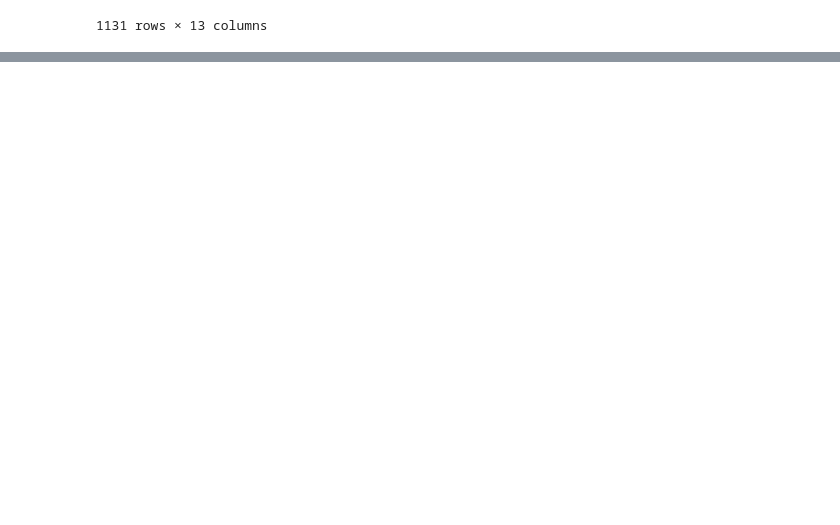
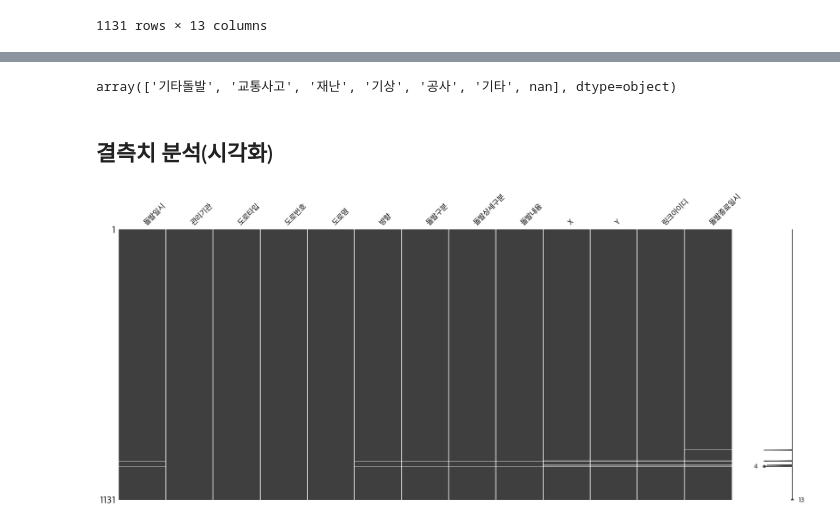
Before and after one commit to danawls/traffic_models, a Jupyter notebook: missing_data/finding/ITS-돌발/check.ipynb, the cells around one changed output, grey strips where cells are left out. Drawn from its saved outputs; the diff is of its cells as text; code cells hidden in the pictures; blank space fills up the shorter version.

```diff
--- a/missing_data/finding/ITS-돌발/check.ipynb
+++ b/missing_data/finding/ITS-돌발/check.ipynb
@@ -20,0 +37,24 @@ df
+# %%
+df['돌발구분'].unique()
+# %% [output]
+array(['기타돌발', '교통사고', '재난', '기상', '공사', '기타', nan], dtype=object)
+# %% [markdown]
+## 결측치 분석(시각화)
+# %%
+import missingno as msno
+import matplotlib.pyplot as plt
+from matplotlib import font_manager, rc
+
+# 폰트 설정 (예: 'Malgun Gothic' 또는 'AppleGothic' 등)
+font_path = '/System/Library/Fonts/AppleSDGothicNeo.ttc'  # Windows의 경우, Mac에서는 '/System/Library/Fonts/AppleGothic.ttf'
+font_name = font_manager.FontProperties(fname=font_path).get_name()
+rc('font', family=font_name)
+
+# 유니코드 마이너스 설정 (마이너스 기호 깨짐 방지)
+plt.rcParams['axes.unicode_minus'] = False
+
+# missingno 시각화 예시
+msno.matrix(df)
+plt.show()
+# %% [output]
+[figure, added]
```
Also changed, not shown: parts of 1 cell of this notebook, 3 other files.
